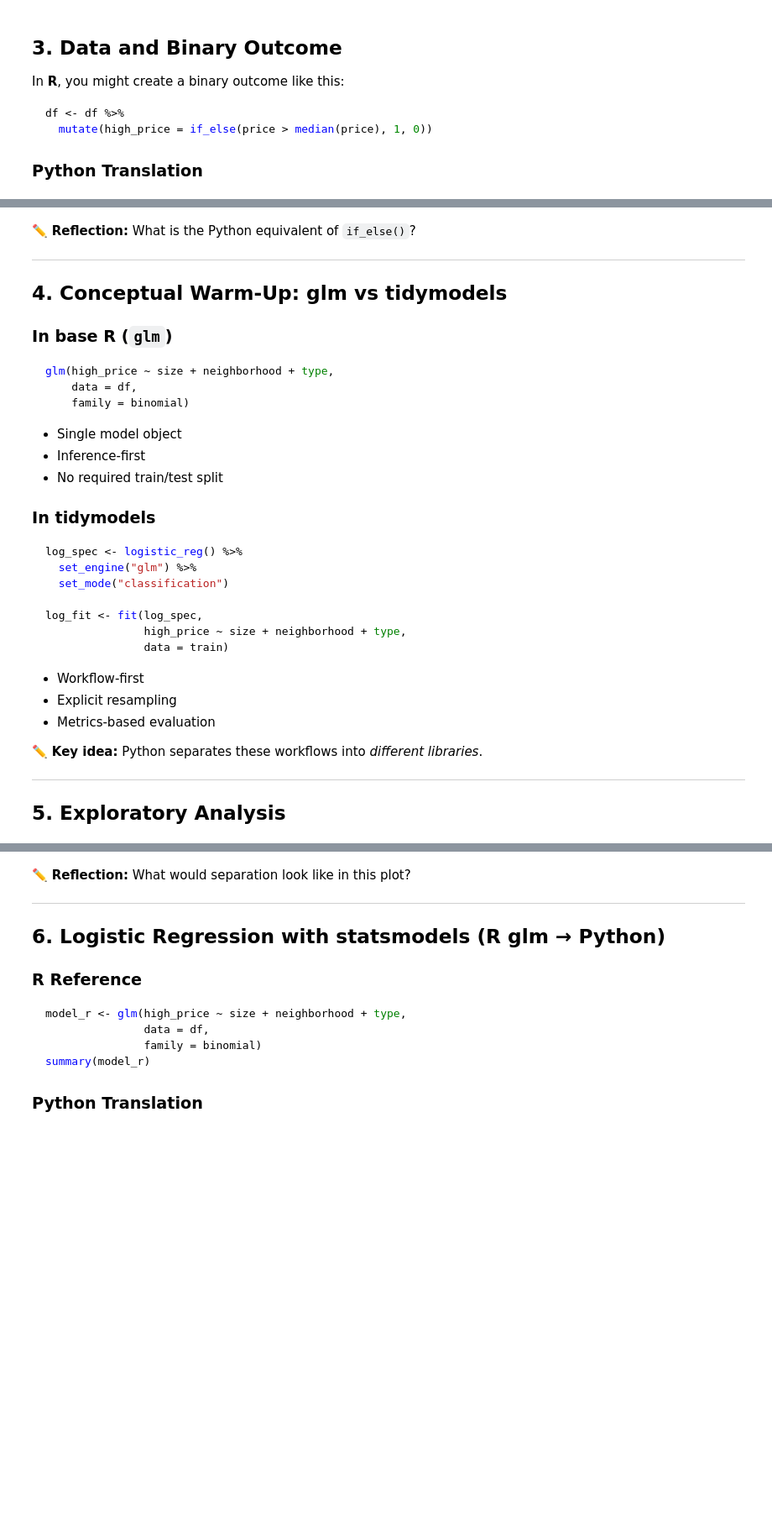
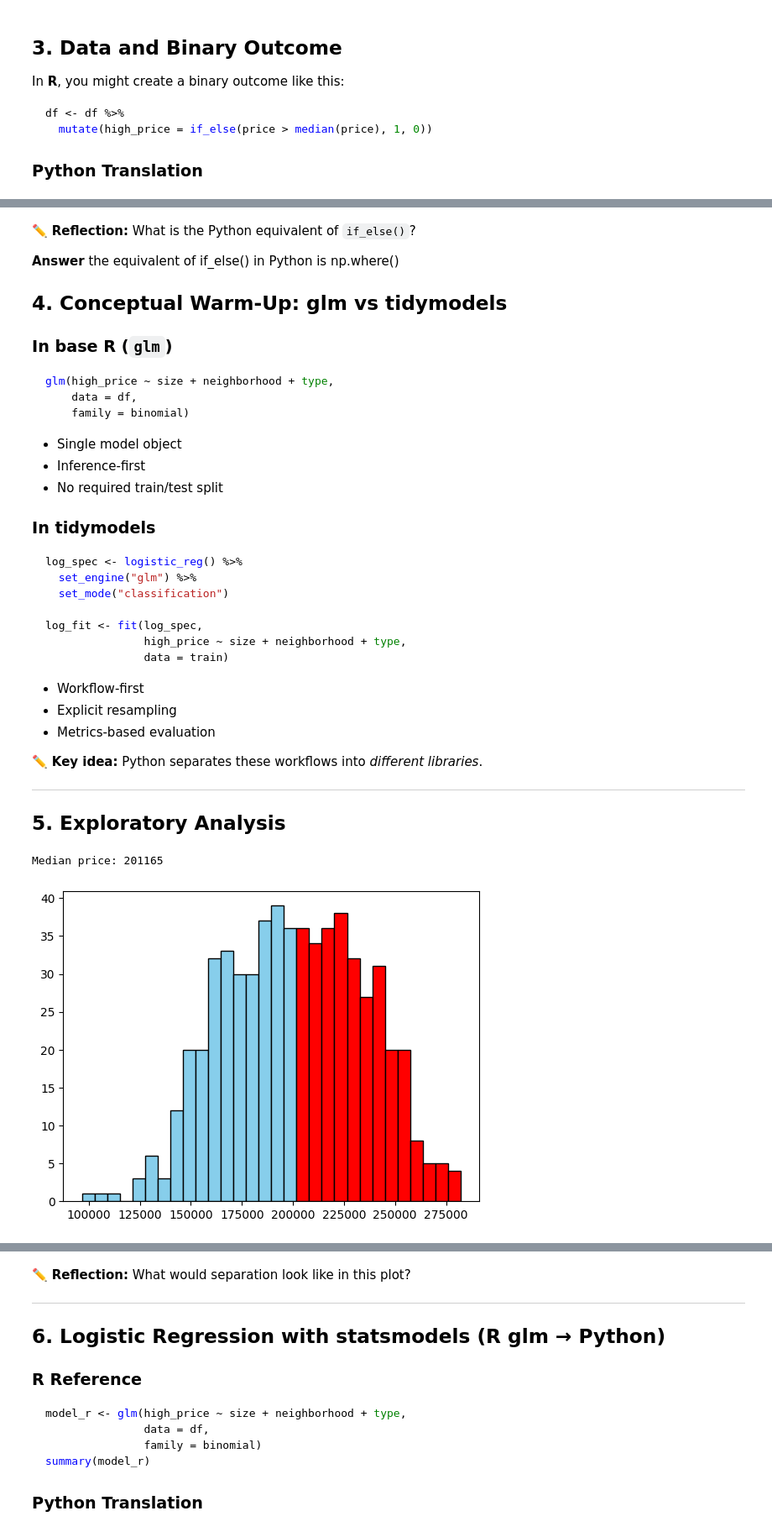
Before and after one commit to raul-miranda/DS201-2026, a Jupyter notebook: Week 4/Python_week4_Student_part1.ipynb, the cells around one changed output, grey strips where cells are left out. Shown at 84% size. Saved outputs shown, nothing was run; the diff lists cells and outputs as text; code cells hidden in the pictures; blank space fills up the shorter version.

```diff
--- a/Week 4/Python_week4_Student_part1.ipynb
+++ b/Week 4/Python_week4_Student_part1.ipynb
@@ -45,7 +45,10 @@ df <- df %>%
 ### Python Translation
 # %%
 # TODO: Load the dataset
-df = pd.read_csv("housing.csv")
+df = pd.read_csv("https://raw.githubusercontent.com/Reben80/Data201/refs/heads/main/Dataset/housing.csv")
+
 
 # TODO: Create the binary outcome high_price
-df["high_price"] = ...
+df["high_price"] = np.where(df["price"] > np.median(df["price"]), 1, 0)
+
+df.head()
@@ -52,7 +81,9 @@ df["high_price"] = ...
 # %% [markdown]
 ✏️ **Reflection:** What is the Python equivalent of `if_else()`?
 
----
+**Answer**  the equivalent of if_else() in Python is np.where()
+
+
 
 ## 4. Conceptual Warm‑Up: glm vs tidymodels
 
@@ -93,0 +123,21 @@ log_fit <- fit(log_spec,
+# %%
+# TODO: Create a histogram of price, colored by high_price
+
+# 1. Calculate the median of the column
+median_price = df['price'].median()
+print(f"Median price: {median_price:.0f}")
+
+# 2. Plot the histogram and get the bar patches
+# N: count in each bin, bins: bin edges, patches: the bar objects
+N, bins, patches = plt.hist(df['price'], edgecolor='black', color='grey', bins=30)
+
+# 4. Iterate over the bars (patches) and color them based on the condition
+for patch, bin_center in zip(patches, bins[:-1]):
+    # Check if the bin's range (or center) is above the median.
+    if bin_center > median_price:
+        patch.set_facecolor('red') # Color bars above median in red
+    else:
+        patch.set_facecolor('skyblue') # Color bars below median in skyblue
+# %% [output]
+Median price: 201165
+[figure, added]
```
Also changed, not shown: parts of 21 cells of this notebook.
